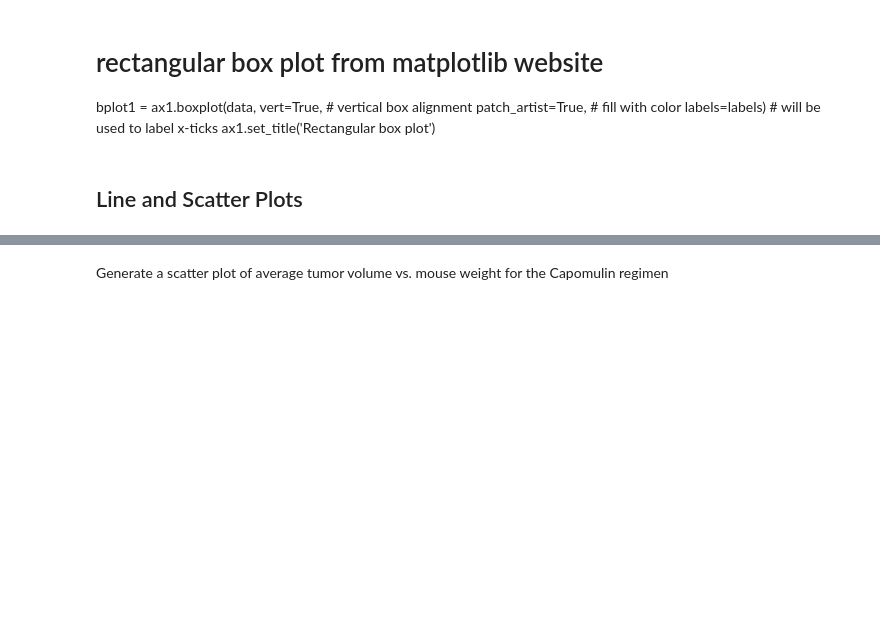
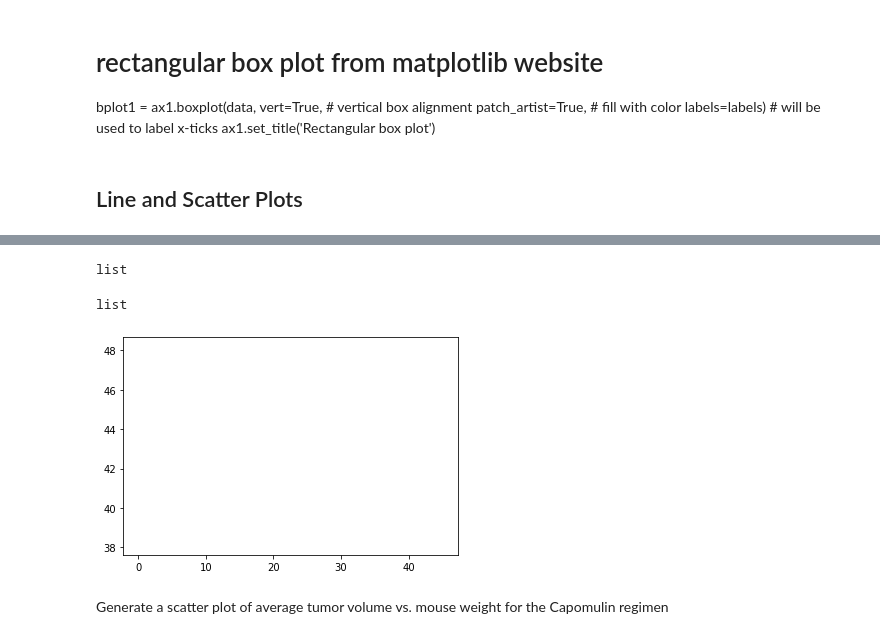
Before and after one commit to juliemcbaker/pymaceuticals, a Jupyter notebook: pymaceuticals_BAKER.ipynb, the cells around one changed output, grey strips where cells are left out. Drawn from its saved outputs; the diff is of its cells as text; code cells hidden in the pictures; blank space fills up the shorter version.

Commit message:
Created x & y axes for mouse j119. Used code from class activity & my graph is blank.

```diff
--- a/pymaceuticals_BAKER.ipynb
+++ b/pymaceuticals_BAKER.ipynb
@@ -919,3 +919,19 @@ j119_df
+# %%
+# line graph for j119
+x_axis_j119 = [j119_df['Timepoint']]
+type(x_axis_j119)
+# %% [output]
+list
+# %%
+points_j119 = [j119_df['Tumor Volume (mm3)']]
+type(points_j119)
+# %% [output]
+list
+# %%
+plt.plot(x_axis_j119, points_j119)
+plt.show()
+# %% [output]
+[figure, added]
 # %% [markdown]
 Generate a scatter plot of average tumor volume vs. mouse weight for the Capomulin regimen
 # %%
```
Also changed, not shown: parts of 5 cells of this notebook.
